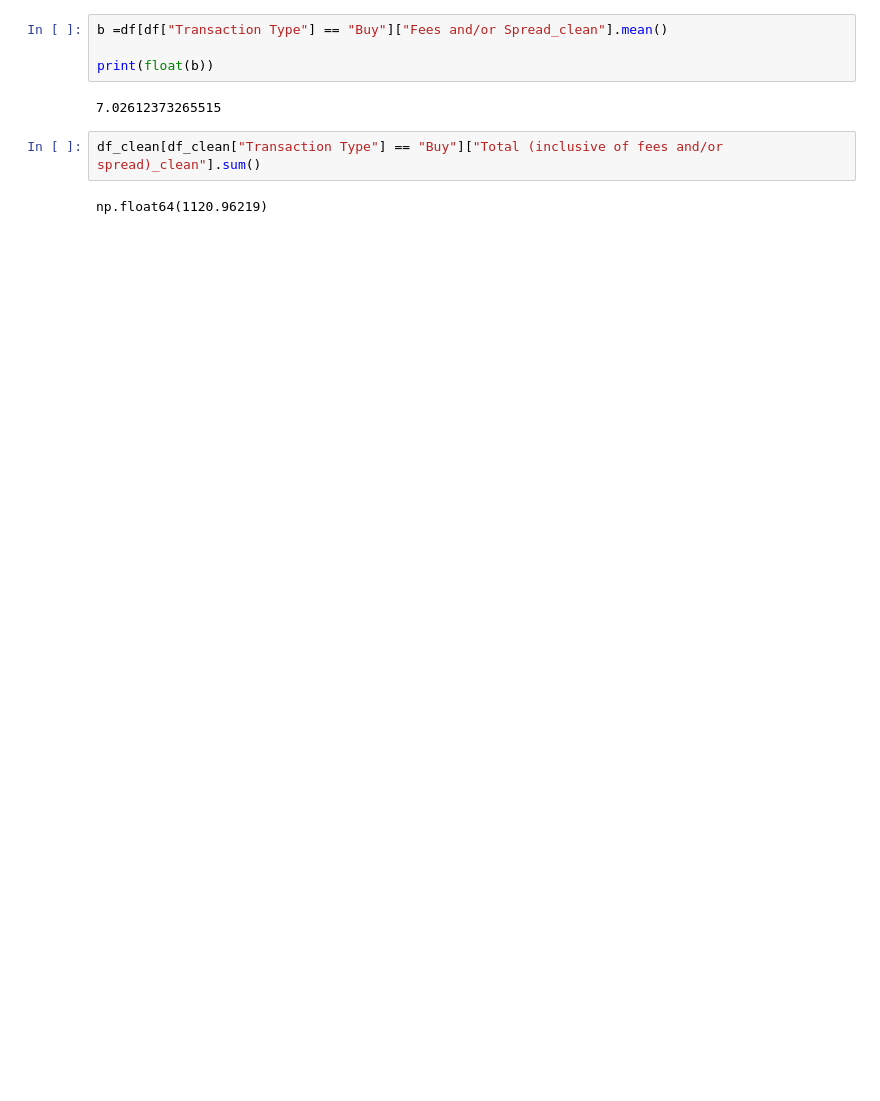
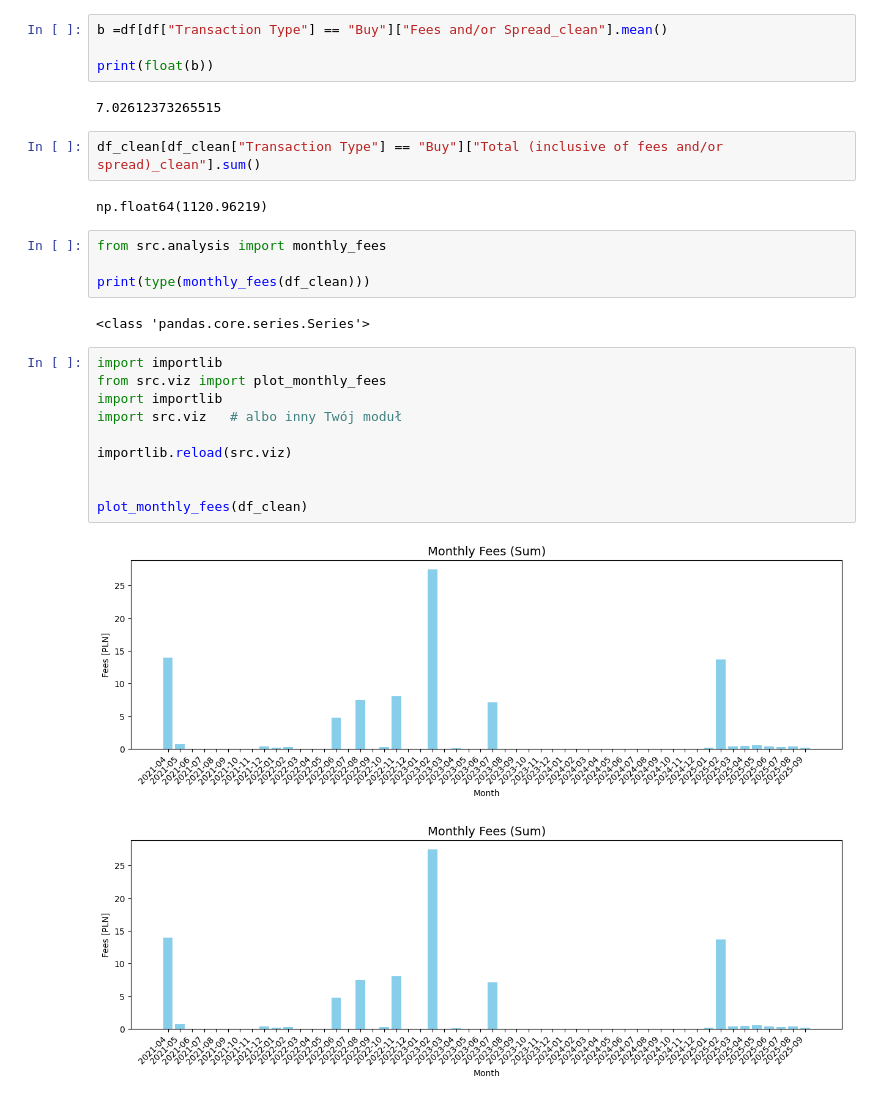
Before and after one commit to poko251/coinbase-etl, a Jupyter notebook: coinbase_notepad.ipynb, the cells around one changed output. Cells and saved outputs as stored; diff of their text form; blank space fills up the shorter version.

```diff
--- a/coinbase_notepad.ipynb
+++ b/coinbase_notepad.ipynb
@@ -111,3 +111,22 @@ print(float(b))
 df_clean[df_clean["Transaction Type"] == "Buy"]["Total (inclusive of fees and/or spread)_clean"].sum()
 # %% [output]
 np.float64(1120.96219)
+# %%
+from src.analysis import monthly_fees
+
+print(type(monthly_fees(df_clean)))
+# %% [output]
+<class 'pandas.core.series.Series'>
+# %%
+import importlib
+from src.viz import plot_monthly_fees
+import importlib
+import src.viz   # albo inny Twój moduł
+
+importlib.reload(src.viz)
+
+
+plot_monthly_fees(df_clean)
+# %% [output]
+[figure, added]
+[figure, added]
```
Also changed, not shown: parts of 12 cells of this notebook, 7 other files.
